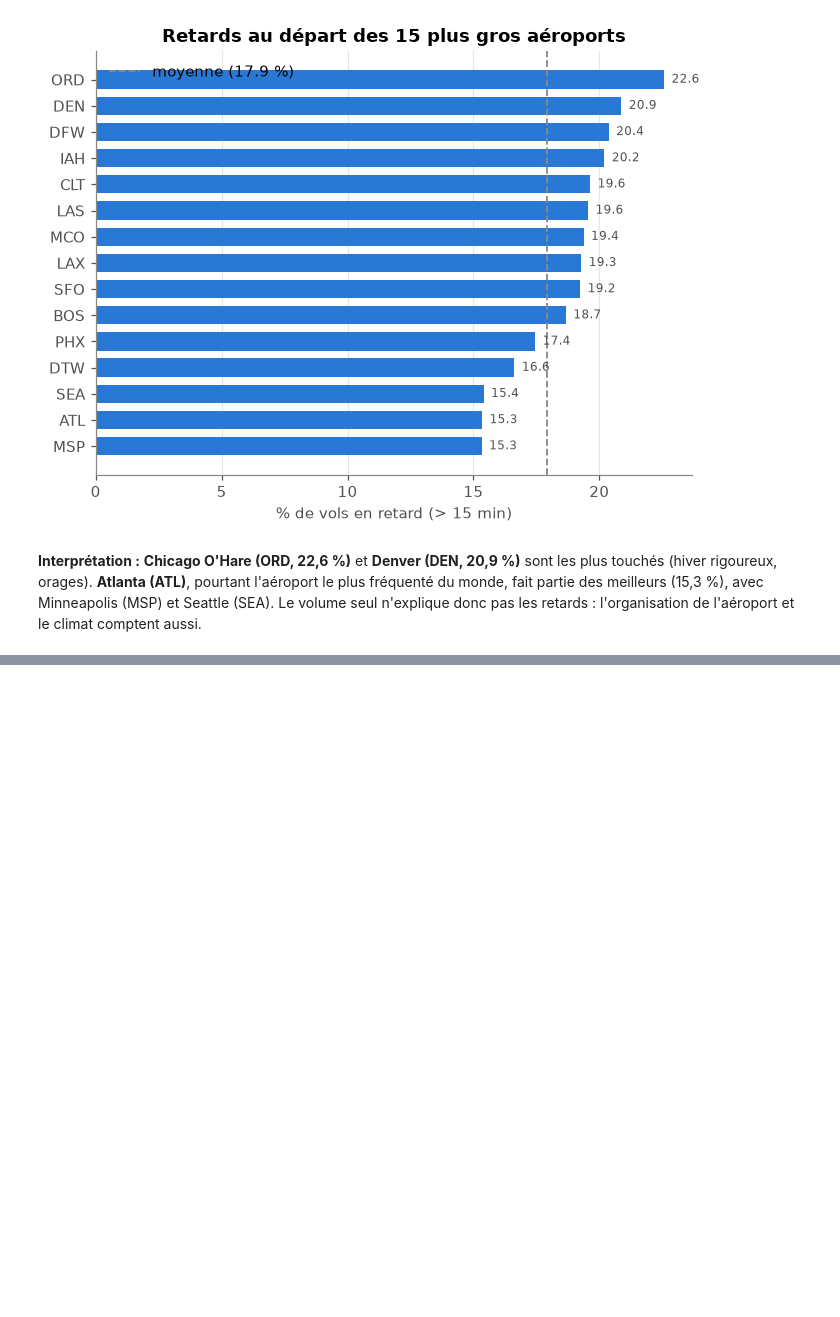
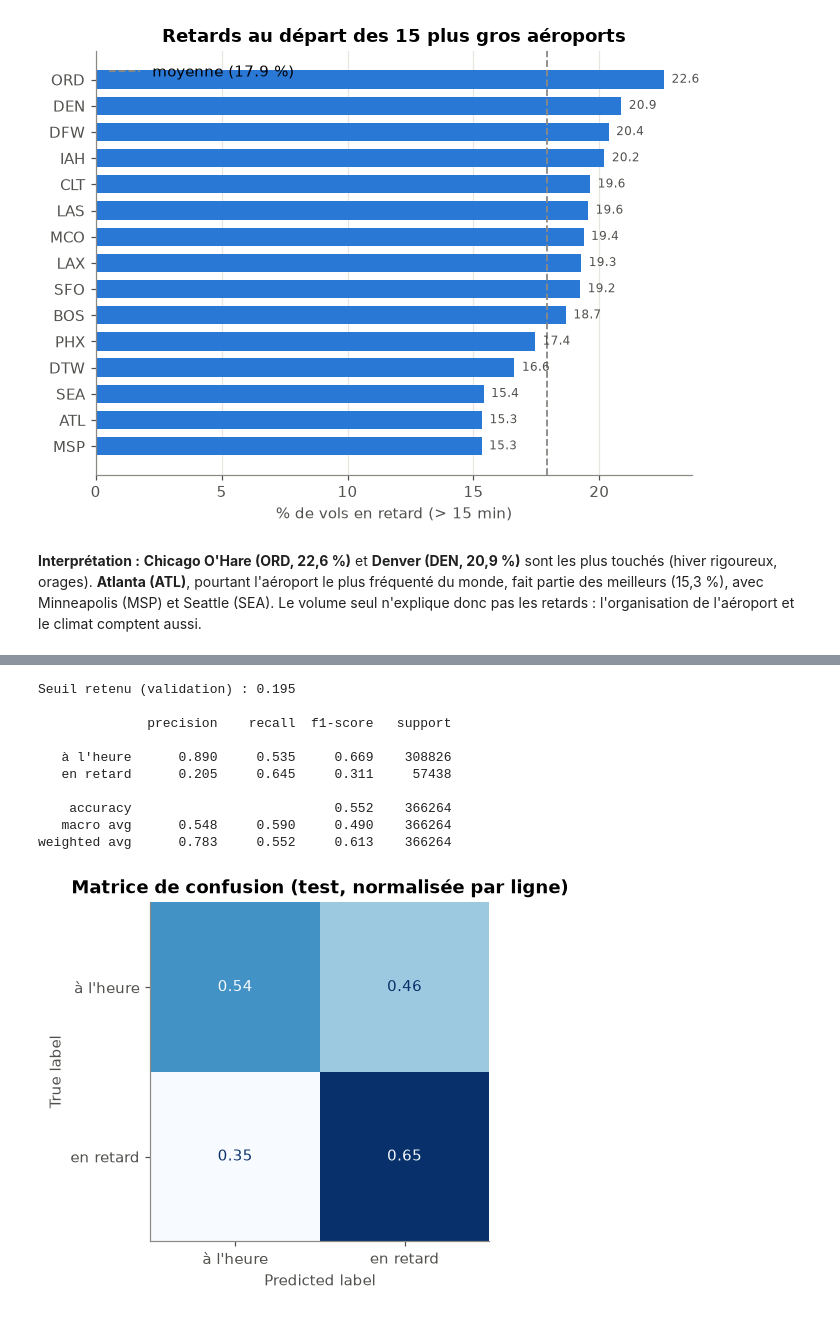
Before and after one commit to amenallahsallemi9-cell/flight-delay-prediction, a Jupyter notebook: notebooks/retards_avion.ipynb, the cells around one changed output, grey strips where cells are left out. Cells and saved outputs as stored; diff of their text form; code cells hidden in the pictures; blank space fills up the shorter version.

```diff
--- a/notebooks/retards_avion.ipynb
+++ b/notebooks/retards_avion.ipynb
@@ -163,0 +327,17 @@ plt.show()
+# %%
+import lightgbm as lgb
+
+PARAMS = dict(learning_rate=0.05, num_leaves=63, min_child_samples=200, subsample=0.8, subsample_freq=1,
+              colsample_bytree=0.8, random_state=SEED, verbose=-1, n_jobs=-1)
+
+def entrainer_lgbm(variables):
+    modele = lgb.LGBMClassifier(n_estimators=3000, **PARAMS)
+    modele.fit(X_tr[variables], y_tr, eval_X=(X_val[variables],), eval_y=(y_val,),
+               eval_metric="average_precision", callbacks=[lgb.early_stopping(100, verbose=False)])
+    return modele
+
+t0 = time.time()
+lgbm = entrainer_lgbm(VARIABLES)
+print(f"Arrêt anticipé : {lgbm.best_iteration_} arbres ({time.time() - t0:.0f} s)")
+proba_lgbm = lgbm.predict_proba(X_test)[:, 1]
+evaluer("LightGBM", lgbm.predict_proba(X_val)[:, 1], proba_lgbm)
@@ -163,0 +427,22 @@ plt.show()
+# %%
+from sklearn.metrics import ConfusionMatrixDisplay, classification_report, confusion_matrix
+SEUIL = seuils["LightGBM"]
+pred = (proba_lgbm >= SEUIL).astype(int)
+print(f"Seuil retenu (validation) : {SEUIL:.3f}\n")
+print(classification_report(y_test, pred, target_names=["à l'heure", "en retard"], digits=3))
+fig, ax = plt.subplots(figsize=(4.6, 4))
+ConfusionMatrixDisplay(confusion_matrix(y_test, pred, normalize="true"),
+                       display_labels=["à l'heure", "en retard"]).plot(cmap="Blues", values_format=".2f", ax=ax, colorbar=False)
+ax.grid(False); ax.set_title("Matrice de confusion (test, normalisée par ligne)"); plt.show()
+# %% [output]
+Seuil retenu (validation) : 0.195
+
+              precision    recall  f1-score   support
+
+   à l'heure      0.890     0.535     0.669    308826
+   en retard      0.205     0.645     0.311     57438
+
+    accuracy                          0.552    366264
+   macro avg      0.548     0.590     0.490    366264
+weighted avg      0.783     0.552     0.613    366264
+[figure, added]
```
Also changed, not shown: parts of 31 cells of this notebook, 4 other files.
